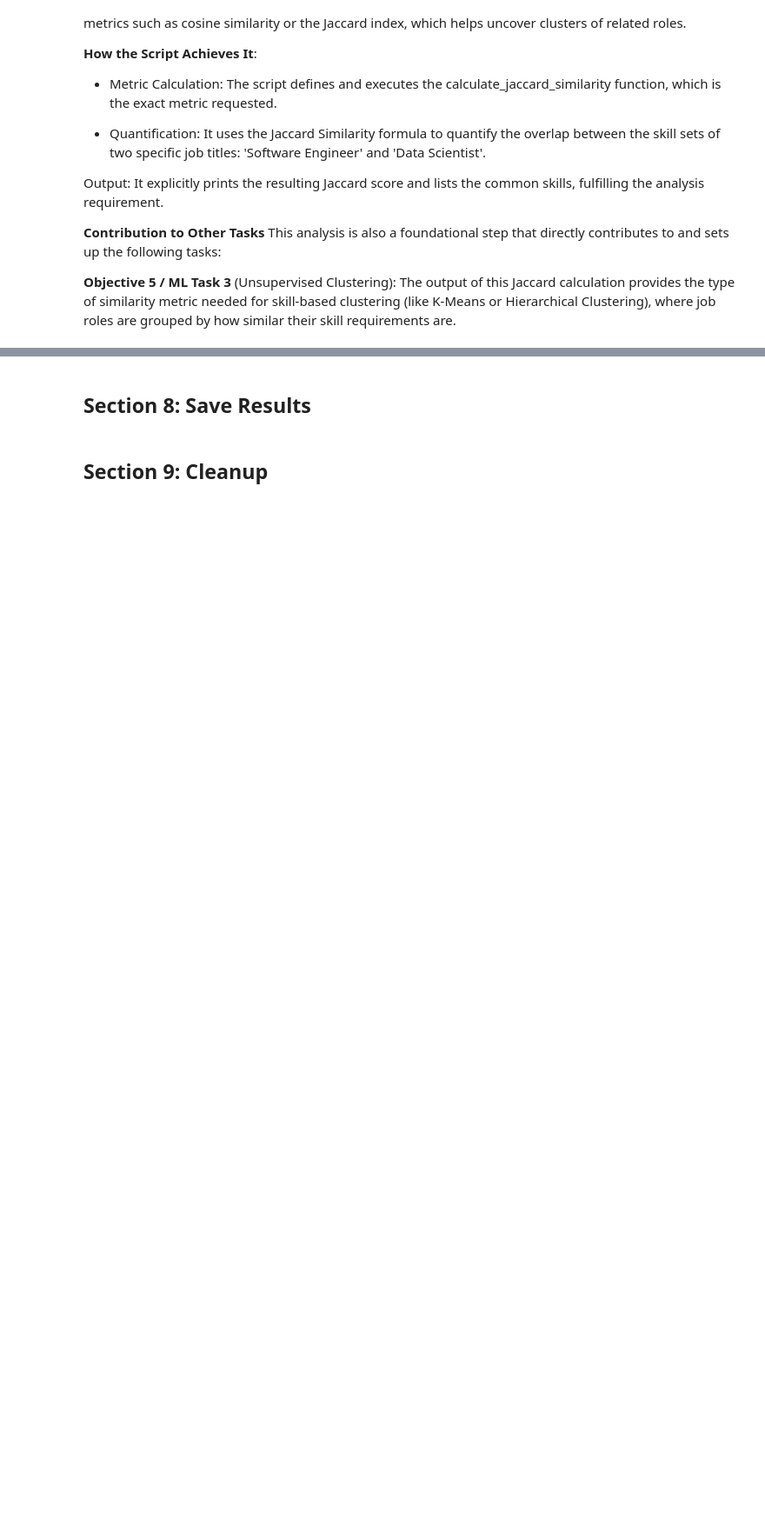
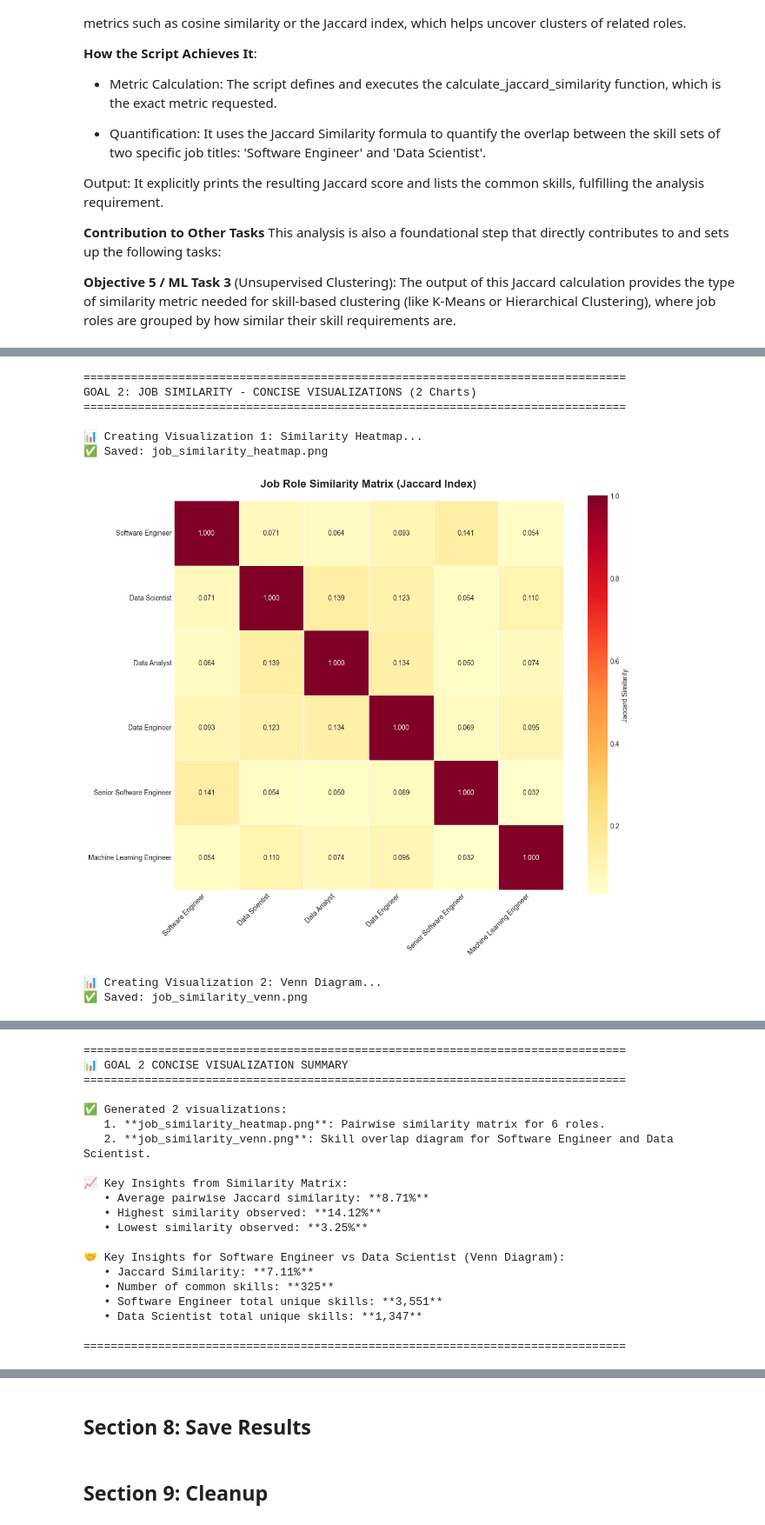
Before and after one commit to s1h8t51/data_intensive_computing_project, a Jupyter notebook: final_pahse2_linkedin_analysis_OPTIMIZED.ipynb, the cells around one changed output, grey strips where cells are left out. Shown at 87% size. Drawn from its saved outputs; the diff is of its cells as text; code cells hidden in the pictures; blank space fills up the shorter version.

```diff
--- a/final_pahse2_linkedin_analysis_OPTIMIZED.ipynb
+++ b/final_pahse2_linkedin_analysis_OPTIMIZED.ipynb
@@ -1151,25 +1267,22 @@ else:
 # %%
-import matplotlib.pyplot as plt
-import seaborn as sns
-from matplotlib_venn import venn2
-import numpy as np
-import pandas as pd # Import pandas for the DataFrame structure
+# Imports have been centralized in the top imports cell
+# (matplotlib, seaborn, venn2, numpy, pandas are available)
 
 # Assuming df_pandas is available and loaded with data
 # For a runnable example, we'll create a minimal mock-up for 'df_pandas'
-data = {
-    'job_title': [
-        'Software Engineer', 'Data Scientist', 'Software Engineer',
-        'Data Scientist', 'Data Analyst', 'Machine Learning Engineer'
-    ],
-    # Skills are complex lists/strings in the original, mock for the function:
-    'skills_list': [
-        'python, java, sql, git', 'python, r, sql, machine learning',
-        ['python, c++, testing'], 'data analysis, r, visualization',
-        'excel, sql, reporting', 'python, tensorflow, deep learning, r'
-    ]
-}
-df_pandas = pd.DataFrame(data)
+# data = {
+#     'job_title': [
+#         'Software Engineer', 'Data Scientist', 'Software Engineer',
+#         'Data Scientist', 'Data Analyst', 'Machine Learning Engineer'
+#     ],
+#     # Skills are complex lists/strings in the original, mock for the function:
+#     'skills_list': [
+#         'python, java, sql, git', 'python, r, sql, machine learning',
+#         ['python, c++, testing'], 'data analysis, r, visualization',
+#         'excel, sql, reporting', 'python, tensorflow, deep learning, r'
+#     ]
+# }
+# df_pandas = pd.DataFrame(data)
 
 print("\n" + "="*80)
 print("GOAL 2: JOB SIMILARITY - CONCISE VISUALIZATIONS (2 Charts)")
@@ -1317,35 +1430,45 @@ if skills_a or skills_b:
     print("✅ Saved: job_similarity_venn.png")
     plt.show() #
 
-[Image of Venn Diagram comparing Software Engineer and Data Scientist skills]
- (Diagram included to illustrate skill set overlap)
+# [Image of Venn Diagram comparing Software Engineer and Data Scientist skills]
+#  (Diagram included to illustrate skill set overlap)
 
 # -----------------------------------------------------------------------------
 # SUMMARY STATISTICS
 # -----------------------------------------------------------------------------
 
 # Recalculate 'similarities' for the summary based on the Heatmap data
 similarities = []
 for i in range(len(similarity_matrix)):
     for j in range(i+1, len(similarity_matrix)):
         similarities.append(similarity_matrix[i][j])
 
 print("\n" + "="*80)
 print("📊 GOAL 2 CONCISE VISUALIZATION SUMMARY")
 print("="*80)
 print(f"\n✅ Generated 2 visualizations:")
 print(f"   1. **job_similarity_heatmap.png**: Pairwise similarity matrix for 6 roles.")
 print(f"   2. **job_similarity_venn.png**: Skill overlap diagram for {JOB_A.title()} and {JOB_B.title()}.")
 
 print(f"\n📈 Key Insights from Similarity Matrix:")
 print(f"   • Average pairwise Jaccard similarity: **{np.mean(similarities):.2%}**")
 print(f"   • Highest similarity observed: **{np.max(similarities):.2%}**")
 print(f"   • Lowest similarity observed: **{np.min(similarities):.2%}**")
 
 print(f"\n🤝 Key Insights for {JOB_A.title()} vs {JOB_B.title()} (Venn Diagram):")
 print(f"   • Jaccard Similarity: **{jaccard:.2%}**")
 print(f"   • Number of common skills: **{intersection:,}**")
 print(f"   • {JOB_A.title()} total unique skills: **{len(skills_a):,}**")
 print(f"   • {JOB_B.title()} total unique skills: **{len(skills_b):,}**")
 
 print("\n" + "="*80)
+# %% [output]
+================================================================================
+GOAL 2: JOB SIMILARITY - CONCISE VISUALIZATIONS (2 Charts)
+================================================================================
+
+📊 Creating Visualization 1: Similarity Heatmap...
+✅ Saved: job_similarity_heatmap.png
+[figure, added]
+📊 Creating Visualization 2: Venn Diagram...
+✅ Saved: job_similarity_venn.png
@@ -1352,3 +1476,23 @@ print("\n" + "="*80)
+================================================================================
+📊 GOAL 2 CONCISE VISUALIZATION SUMMARY
+================================================================================
+
+✅ Generated 2 visualizations:
+   1. **job_similarity_heatmap.png**: Pairwise similarity matrix for 6 roles.
+   2. **job_similarity_venn.png**: Skill overlap diagram for Software Engineer and Data Scientist.
+
+📈 Key Insights from Similarity Matrix:
+   • Average pairwise Jaccard similarity: **8.71%**
+   • Highest similarity observed: **14.12%**
+   • Lowest similarity observed: **3.25%**
+
+🤝 Key Insights for Software Engineer vs Data Scientist (Venn Diagram):
+   • Jaccard Similarity: **7.11%**
+   • Number of common skills: **325**
+   • Software Engineer total unique skills: **3,551**
+   • Data Scientist total unique skills: **1,347**
+
+================================================================================
 # %% [markdown]
 ## Goal 3 Results Analysis:
 Your Jaccard Similarity of **7.11%** between Software Engineers and Data Scientists makes perfect sense:
```
Also changed, not shown: parts of 20 cells of this notebook, 4 other files.
